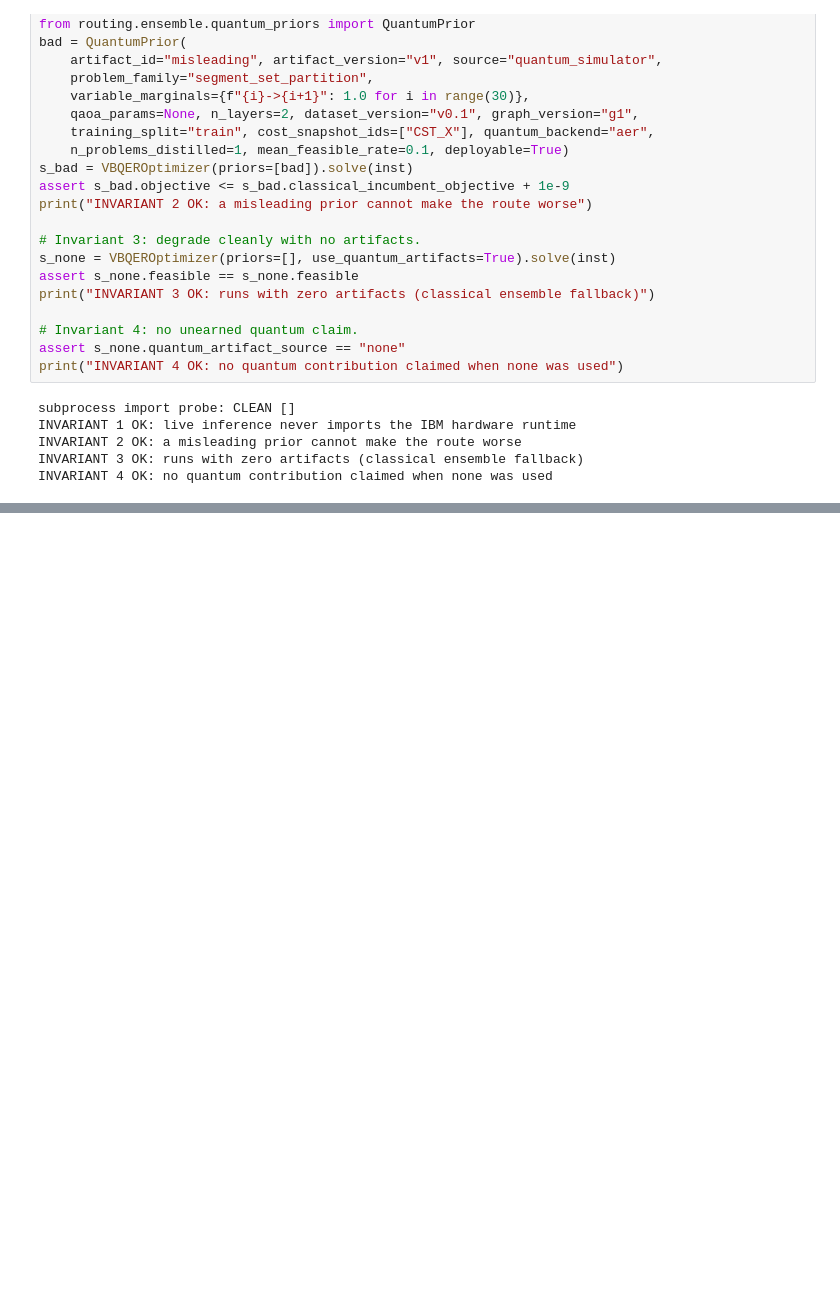
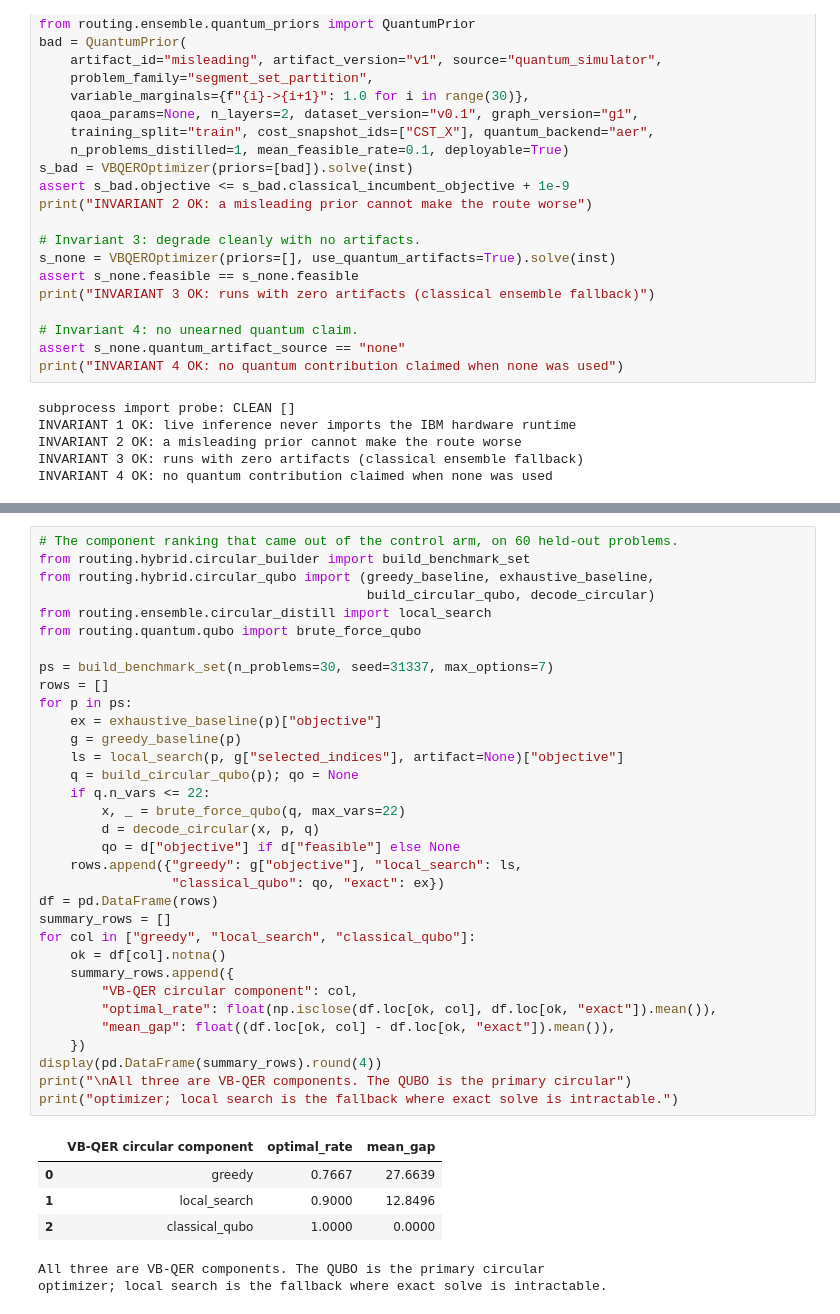
Before and after one commit to Niranjan1Praveen/VahaanBandhu, a Jupyter notebook: Research/route_optimization_classical_quantum.ipynb, the cells around one changed output, grey strips where cells are left out. Drawn from its saved outputs; the diff is of its cells as text; blank space fills up the shorter version.

```diff
--- a/Research/route_optimization_classical_quantum.ipynb
+++ b/Research/route_optimization_classical_quantum.ipynb
@@ -1588,0 +1785,40 @@ other change.
+# %%
+# The component ranking that came out of the control arm, on 60 held-out problems.
+from routing.hybrid.circular_builder import build_benchmark_set
+from routing.hybrid.circular_qubo import (greedy_baseline, exhaustive_baseline,
+                                          build_circular_qubo, decode_circular)
+from routing.ensemble.circular_distill import local_search
+from routing.quantum.qubo import brute_force_qubo
+
+ps = build_benchmark_set(n_problems=30, seed=31337, max_options=7)
+rows = []
+for p in ps:
+    ex = exhaustive_baseline(p)["objective"]
+    g = greedy_baseline(p)
+    ls = local_search(p, g["selected_indices"], artifact=None)["objective"]
+    q = build_circular_qubo(p); qo = None
+    if q.n_vars <= 22:
+        x, _ = brute_force_qubo(q, max_vars=22)
+        d = decode_circular(x, p, q)
+        qo = d["objective"] if d["feasible"] else None
+    rows.append({"greedy": g["objective"], "local_search": ls,
+                 "classical_qubo": qo, "exact": ex})
+df = pd.DataFrame(rows)
+summary_rows = []
+for col in ["greedy", "local_search", "classical_qubo"]:
+    ok = df[col].notna()
+    summary_rows.append({
+        "VB-QER circular component": col,
+        "optimal_rate": float(np.isclose(df.loc[ok, col], df.loc[ok, "exact"]).mean()),
+        "mean_gap": float((df.loc[ok, col] - df.loc[ok, "exact"]).mean()),
+    })
+display(pd.DataFrame(summary_rows).round(4))
+print("\nAll three are VB-QER components. The QUBO is the primary circular")
+print("optimizer; local search is the fallback where exact solve is intractable.")
+# %% [output]
+|  | VB-QER circular component | optimal_rate | mean_gap |
+| 0 | greedy | 0.7667 | 27.6639 |
+| 1 | local_search | 0.9000 | 12.8496 |
+| 2 | classical_qubo | 1.0000 | 0.0000 |
+All three are VB-QER components. The QUBO is the primary circular
+optimizer; local search is the fallback where exact solve is intractable.
```
Also changed, not shown: parts of 22 cells of this notebook, 10 other files.
